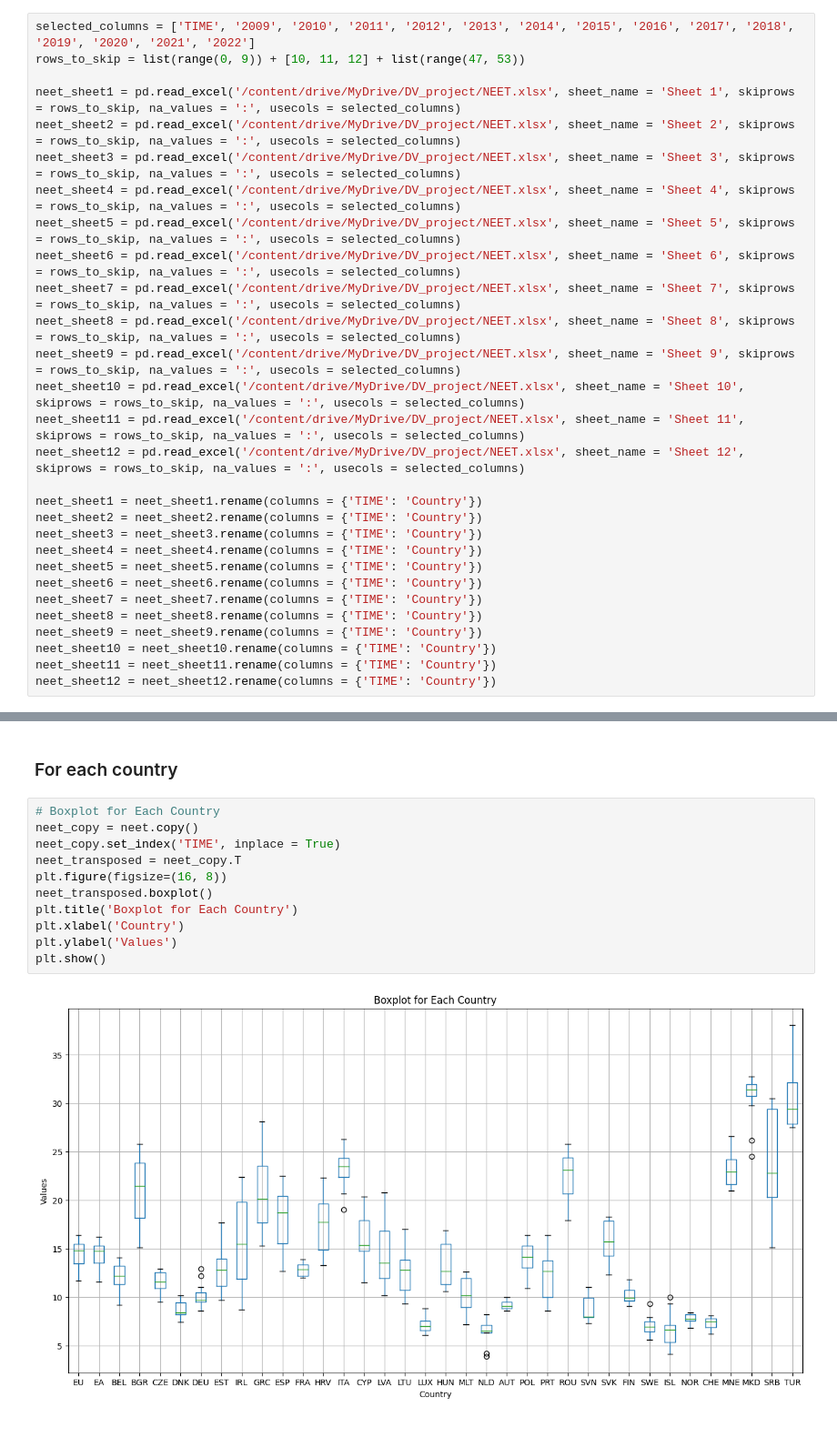
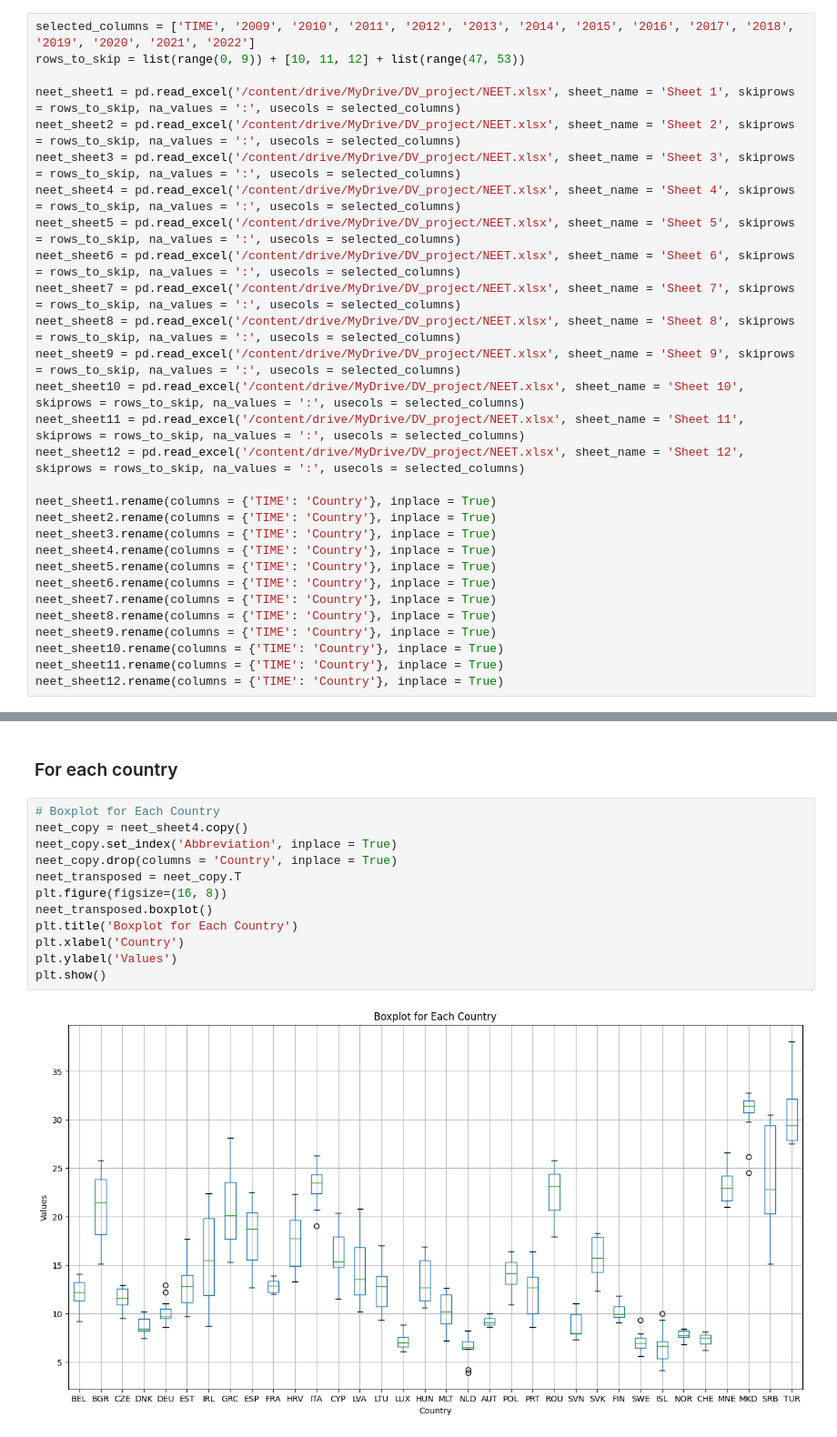
Before and after one commit to VittorioBartolomeoSecondin/DVISProject-CAValli_Team, a Jupyter notebook: Preprocessing.ipynb, the cells around one changed output, grey strips where cells are left out. Shown at 91% size. Cells and saved outputs as stored; diff of their text form.

```diff
--- a/Preprocessing.ipynb
+++ b/Preprocessing.ipynb
@@ -42,18 +42,18 @@ neet_sheet10 = pd.read_excel('/content/drive/MyDrive/DV_project/NEET.xlsx', shee
 neet_sheet11 = pd.read_excel('/content/drive/MyDrive/DV_project/NEET.xlsx', sheet_name = 'Sheet 11', skiprows = rows_to_skip, na_values = ':', usecols = selected_columns)
 neet_sheet12 = pd.read_excel('/content/drive/MyDrive/DV_project/NEET.xlsx', sheet_name = 'Sheet 12', skiprows = rows_to_skip, na_values = ':', usecols = selected_columns)
 
-neet_sheet1 = neet_sheet1.rename(columns = {'TIME': 'Country'})
-neet_sheet2 = neet_sheet2.rename(columns = {'TIME': 'Country'})
-neet_sheet3 = neet_sheet3.rename(columns = {'TIME': 'Country'})
-neet_sheet4 = neet_sheet4.rename(columns = {'TIME': 'Country'})
-neet_sheet5 = neet_sheet5.rename(columns = {'TIME': 'Country'})
-neet_sheet6 = neet_sheet6.rename(columns = {'TIME': 'Country'})
-neet_sheet7 = neet_sheet7.rename(columns = {'TIME': 'Country'})
-neet_sheet8 = neet_sheet8.rename(columns = {'TIME': 'Country'})
-neet_sheet9 = neet_sheet9.rename(columns = {'TIME': 'Country'})
-neet_sheet10 = neet_sheet10.rename(columns = {'TIME': 'Country'})
-neet_sheet11 = neet_sheet11.rename(columns = {'TIME': 'Country'})
-neet_sheet12 = neet_sheet12.rename(columns = {'TIME': 'Country'})
+neet_sheet1.rename(columns = {'TIME': 'Country'}, inplace = True)
+neet_sheet2.rename(columns = {'TIME': 'Country'}, inplace = True)
+neet_sheet3.rename(columns = {'TIME': 'Country'}, inplace = True)
+neet_sheet4.rename(columns = {'TIME': 'Country'}, inplace = True)
+neet_sheet5.rename(columns = {'TIME': 'Country'}, inplace = True)
+neet_sheet6.rename(columns = {'TIME': 'Country'}, inplace = True)
+neet_sheet7.rename(columns = {'TIME': 'Country'}, inplace = True)
+neet_sheet8.rename(columns = {'TIME': 'Country'}, inplace = True)
+neet_sheet9.rename(columns = {'TIME': 'Country'}, inplace = True)
+neet_sheet10.rename(columns = {'TIME': 'Country'}, inplace = True)
+neet_sheet11.rename(columns = {'TIME': 'Country'}, inplace = True)
+neet_sheet12.rename(columns = {'TIME': 'Country'}, inplace = True)
 # %%
 country_abbreviations = {
     'European Union - 27 countries (from 2020)': 'EU',
@@ -149,14 +149,15 @@ plt.show()
 ### For each country
 # %%
 # Boxplot for Each Country
-neet_copy = neet.copy()
-neet_copy.set_index('TIME', inplace = True)
+neet_copy = neet_sheet4.copy()
+neet_copy.set_index('Abbreviation', inplace = True)
+neet_copy.drop(columns = 'Country', inplace = True)
 neet_transposed = neet_copy.T
 plt.figure(figsize=(16, 8))
 neet_transposed.boxplot()
 plt.title('Boxplot for Each Country')
 plt.xlabel('Country')
 plt.ylabel('Values')
 plt.show()
 # %% [output]
-[figure, old version]
+[figure, new version]
```
Also changed, not shown: parts of 2 cells of this notebook.
